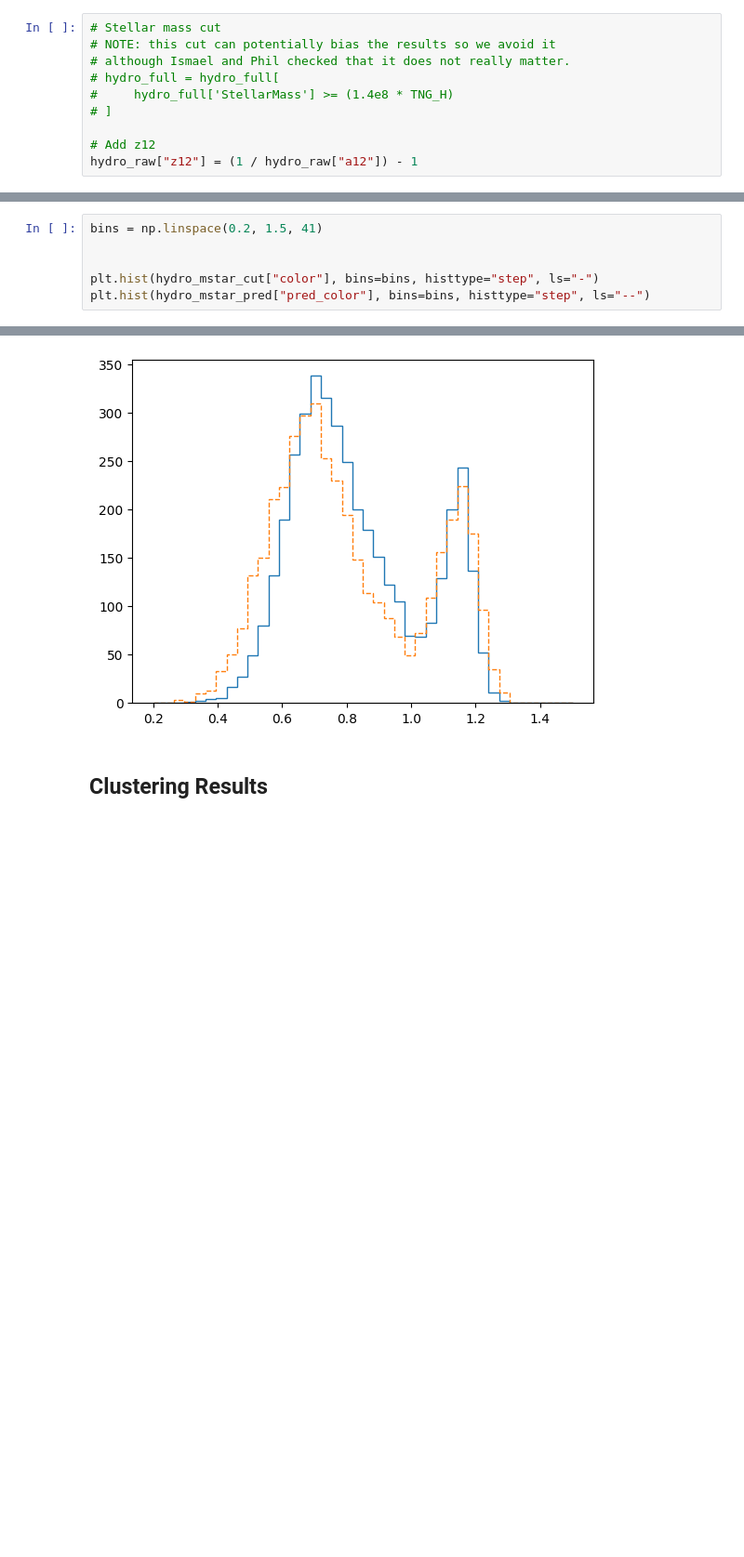
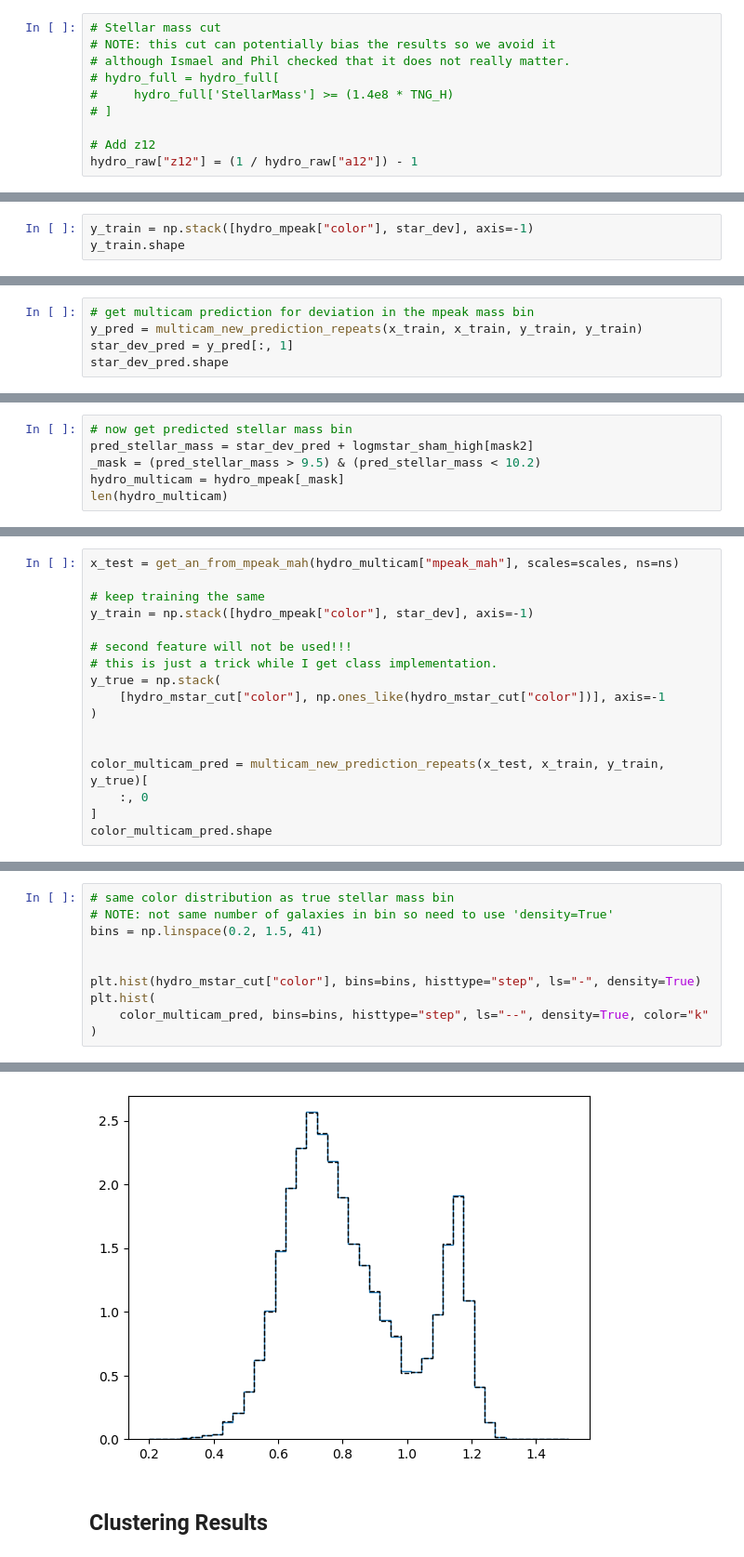
Before and after one commit to ismael-mendoza/multicam-tng-mah, a Jupyter notebook: notebooks/current/2026-03-03-multicam-clustering-mah-with-deviation.ipynb, the cells around one changed output, grey strips where cells are left out. Shown at 93% size. Saved outputs shown, nothing was run; the diff lists cells and outputs as text; blank space fills up the shorter version.

Commit message:
deviation hydro with new multicam

```diff
--- a/notebooks/current/2026-03-03-multicam-clustering-mah-with-deviation.ipynb
+++ b/notebooks/current/2026-03-03-multicam-clustering-mah-with-deviation.ipynb
@@ -128,0 +106,3 @@ star_devs_pred = y_pred[:, 1]
+# %%
+y_train = np.stack([hydro_mpeak["color"], star_dev], axis=-1)
+y_train.shape
@@ -128,0 +111,5 @@ star_devs_pred = y_pred[:, 1]
+# %%
+# get multicam prediction for deviation in the mpeak mass bin
+y_pred = multicam_new_prediction_repeats(x_train, x_train, y_train, y_train)
+star_dev_pred = y_pred[:, 1]
+star_dev_pred.shape
@@ -128,0 +118,6 @@ star_devs_pred = y_pred[:, 1]
+# %%
+# now get predicted stellar mass bin
+pred_stellar_mass = star_dev_pred + logmstar_sham_high[mask2]
+_mask = (pred_stellar_mass > 9.5) & (pred_stellar_mass < 10.2)
+hydro_multicam = hydro_mpeak[_mask]
+len(hydro_multicam)
@@ -128,0 +126,17 @@ star_devs_pred = y_pred[:, 1]
+# %%
+x_test = get_an_from_mpeak_mah(hydro_multicam["mpeak_mah"], scales=scales, ns=ns)
+
+# keep training the same
+y_train = np.stack([hydro_mpeak["color"], star_dev], axis=-1)
+
+# second feature will not be used!!!
+# this is just a trick while I get class implementation.
+y_true = np.stack(
+    [hydro_mstar_cut["color"], np.ones_like(hydro_mstar_cut["color"])], axis=-1
+)
+
+
+color_multicam_pred = multicam_new_prediction_repeats(x_test, x_train, y_train, y_true)[
+    :, 0
+]
+color_multicam_pred.shape
@@ -150,7 +152,11 @@ len(hydro_mstar_cut), len(hydro_mstar_pred)
 # %%
+# same color distribution as true stellar mass bin
+# NOTE: not same number of galaxies in bin so need to use 'density=True'
 bins = np.linspace(0.2, 1.5, 41)
 
 
-plt.hist(hydro_mstar_cut["color"], bins=bins, histtype="step", ls="-")
-plt.hist(hydro_mstar_pred["pred_color"], bins=bins, histtype="step", ls="--")
+plt.hist(hydro_mstar_cut["color"], bins=bins, histtype="step", ls="-", density=True)
+plt.hist(
+    color_multicam_pred, bins=bins, histtype="step", ls="--", density=True, color="k"
+)
 # %% [output]
@@ -161,11 +171,11 @@ plt.hist(hydro_mstar_pred["pred_color"], bins=bins, histtype="step", ls="--")
  array([0.2   , 0.2325, 0.265 , 0.2975, 0.33  , 0.3625, 0.395 , 0.4275,
         0.46  , 0.4925, 0.525 , 0.5575, 0.59  , 0.6225, 0.655 , 0.6875,
         0.72  , 0.7525, 0.785 , 0.8175, 0.85  , 0.8825, 0.915 , 0.9475,
         0.98  , 1.0125, 1.045 , 1.0775, 1.11  , 1.1425, 1.175 , 1.2075,
         1.24  , 1.2725, 1.305 , 1.3375, 1.37  , 1.4025, 1.435 , 1.4675,
         1.5   ]),
  [<matplotlib.patches.Polygon at 0x...>])
-[figure, old version]
+[figure, new version]
 # %% [markdown]
 ## Clustering Results
 # %%
```
Also changed, not shown: parts of 30 cells of this notebook.
